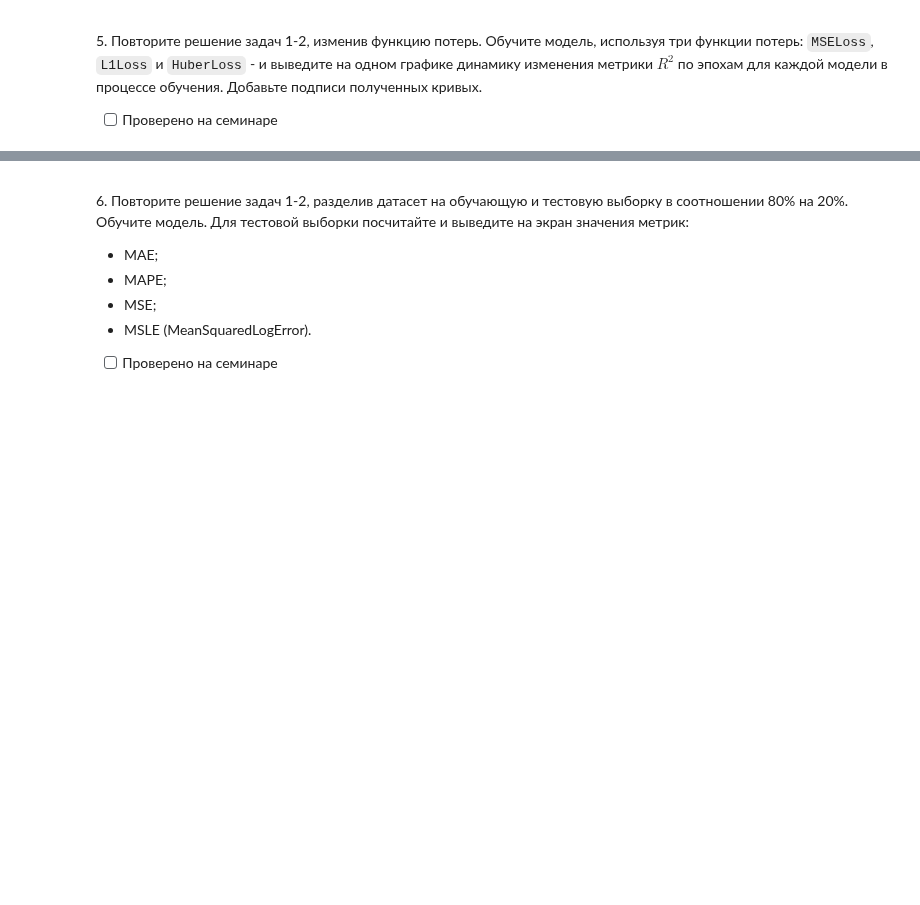
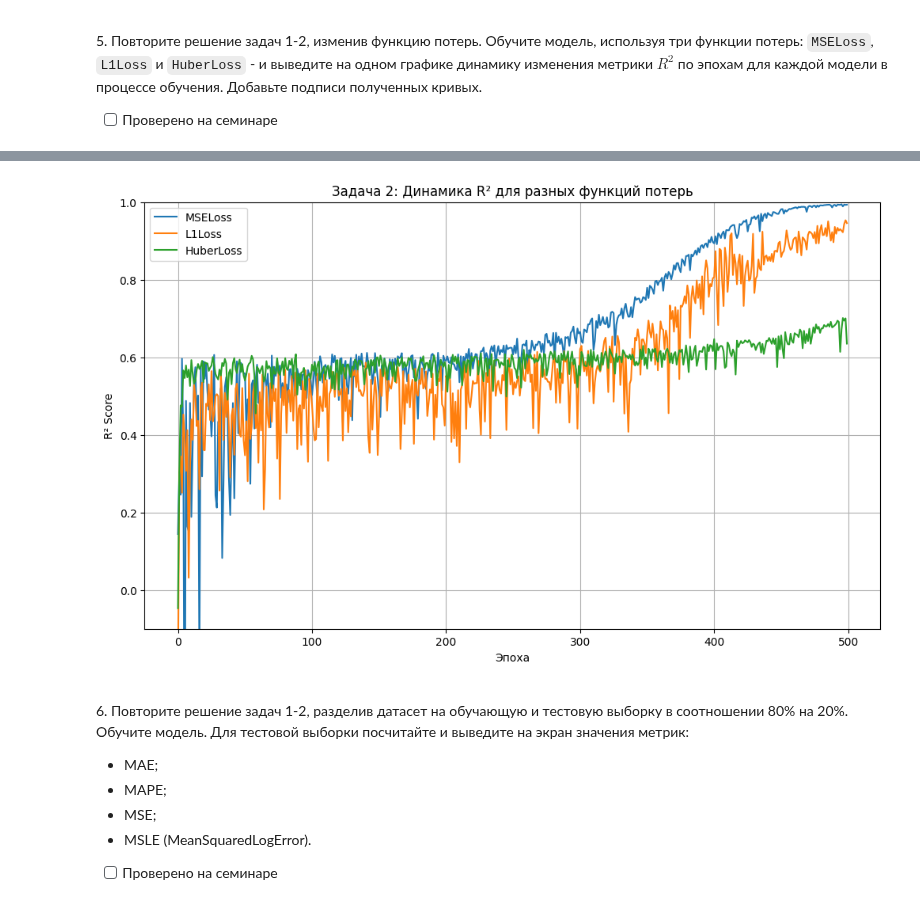
Before and after one commit to Ackrome/FU, a Jupyter notebook: Course_3/DL/01_5_torch_nn_regression.ipynb, the cells around one changed output, grey strips where cells are left out. Cells and saved outputs as stored; diff of their text form; code cells hidden in the pictures; blank space fills up the shorter version.

```diff
--- a/Course_3/DL/01_5_torch_nn_regression.ipynb
+++ b/Course_3/DL/01_5_torch_nn_regression.ipynb
@@ -363,3 +533,29 @@ epoch  200 , loss 0.00000000
+# %%
+results2 = {}
+for name, criterion in loss_functions.items():
+    model = nn.Sequential(
+        nn.Linear(X.shape[1], 50),
+        nn.Tanh(),
+        nn.Linear(50, 1)
+    )
+    optimizer = optim.SGD(model.parameters(), lr=0.07)
+
+    r2_history = train_model(model, loader, criterion, optimizer, epochs=EPOCHS)
+    results2[name] = r2_history
+
+plt.figure(figsize=(12, 7))
+for name, history in results2.items():
+    plt.plot(history, label=name)
+
+plt.title('Задача 2: Динамика R2 для разных функций потерь')
+plt.xlabel('Эпоха')
+plt.ylabel('R2 Score')
+plt.legend()
+plt.grid(True)
+plt.ylim(-0.1, 1)
+plt.show()
+# %% [output]
+[figure, added]
 # %% [markdown]
 <p class="task" id="6"></p>
 
```
Also changed, not shown: parts of 17 cells of this notebook.
